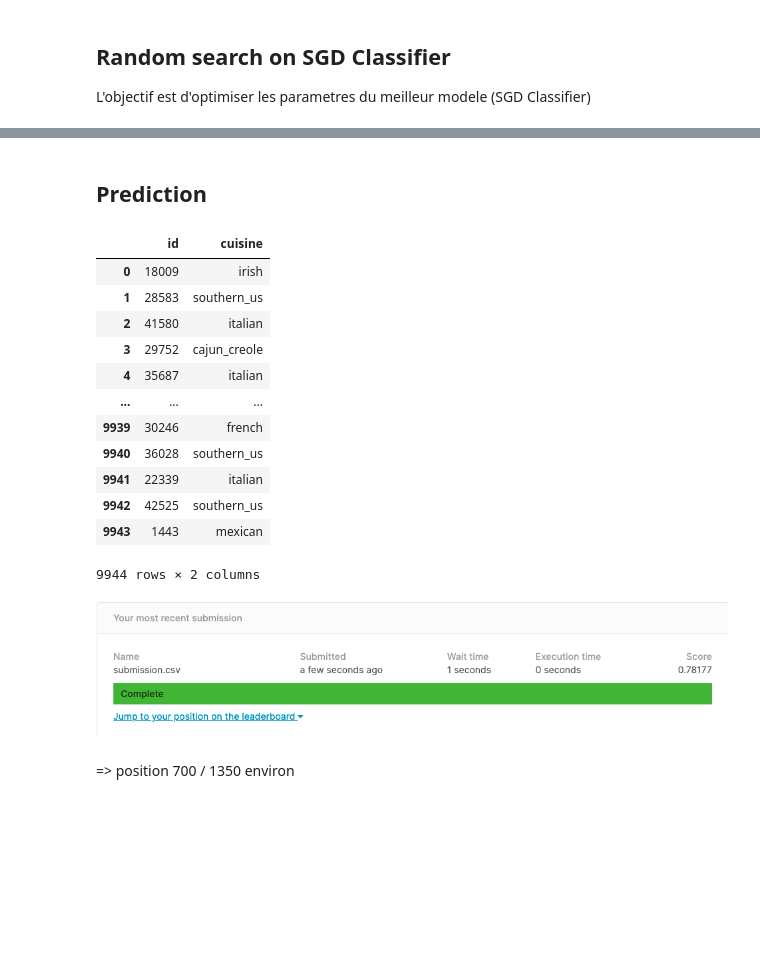
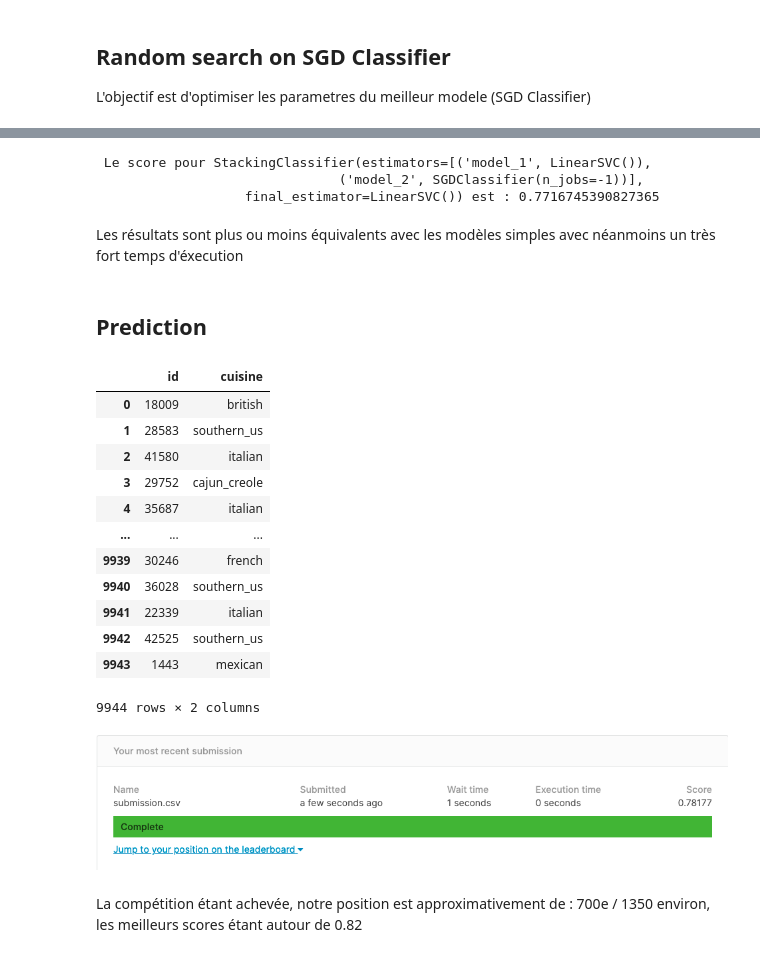
Before and after one commit to Jessika-prog/what-s-cooking-brief, a Jupyter notebook: poo_cooking.ipynb, the cells around one changed output, grey strips where cells are left out. Cells and saved outputs as stored; diff of their text form; code cells hidden in the pictures; blank space fills up the shorter version.

```diff
--- a/Cooking.ipynb
+++ b/poo_cooking.ipynb
@@ -214,24 +187,33 @@ array(['chinese', 'spanish', 'greek', ..., 'southern_us', 'indian',
+# %%
+stacking_cook = Cook('train.json')
+stacking_cook.stacking_training(LinearSVC(), SGDClassifier(penalty='l2', n_jobs=-1, alpha=0.0001))
+# %% [output]
+ Le score pour StackingClassifier(estimators=[('model_1', LinearSVC()),
+                               ('model_2', SGDClassifier(n_jobs=-1))],
+                   final_estimator=LinearSVC()) est : 0.7716745390827365
+# %% [markdown]
+Les résultats sont plus ou moins équivalents avec les modèles simples avec néanmoins un très fort temps d'éxecution
 # %% [markdown]
 ## Prediction
 # %%
 final_model = Prediction('train.json')
-# %%
-final_model.mega_process('test.json')
-# %% [output]
-|  | id | cuisine |
-| 0 | 18009 | irish |
-| 1 | 28583 | southern_us |
-| 2 | 41580 | italian |
-| 3 | 29752 | cajun_creole |
-| 4 | 35687 | italian |
-| ... | ... | ... |
-| 9939 | 30246 | french |
-| 9940 | 36028 | southern_us |
-| 9941 | 22339 | italian |
-| 9942 | 42525 | southern_us |
-| 9943 | 1443 | mexican |
-9944 rows × 2 columns
+# %%
+final_model.submission('test.json', SGDClassifier(penalty='l2', n_jobs=-1, alpha=0.0001))
+# %% [output]
+|  | id | cuisine |
+| 0 | 18009 | british |
+| 1 | 28583 | southern_us |
+| 2 | 41580 | italian |
+| 3 | 29752 | cajun_creole |
+| 4 | 35687 | italian |
+| ... | ... | ... |
+| 9939 | 30246 | french |
+| 9940 | 36028 | southern_us |
+| 9941 | 22339 | italian |
+| 9942 | 42525 | southern_us |
+| 9943 | 1443 | mexican |
+9944 rows × 2 columns
 # %% [markdown]
 ![image.png](attachment:image.png)
-# %% [markdown]
-=> position 700 / 1350 environ
+# %% [markdown]
+La compétition étant achevée, notre position est approximativement de : 700e / 1350 environ, les meilleurs scores étant autour de 0.82
```
Also changed, not shown: parts of 43 cells of this notebook, 6 other files.
